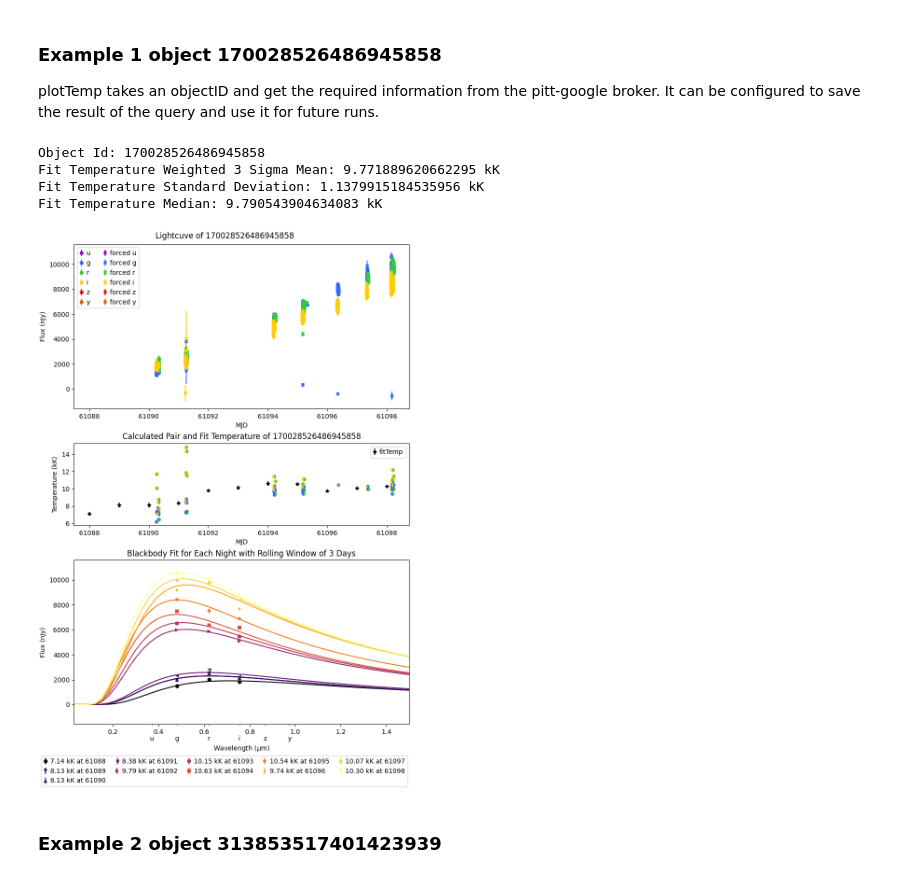
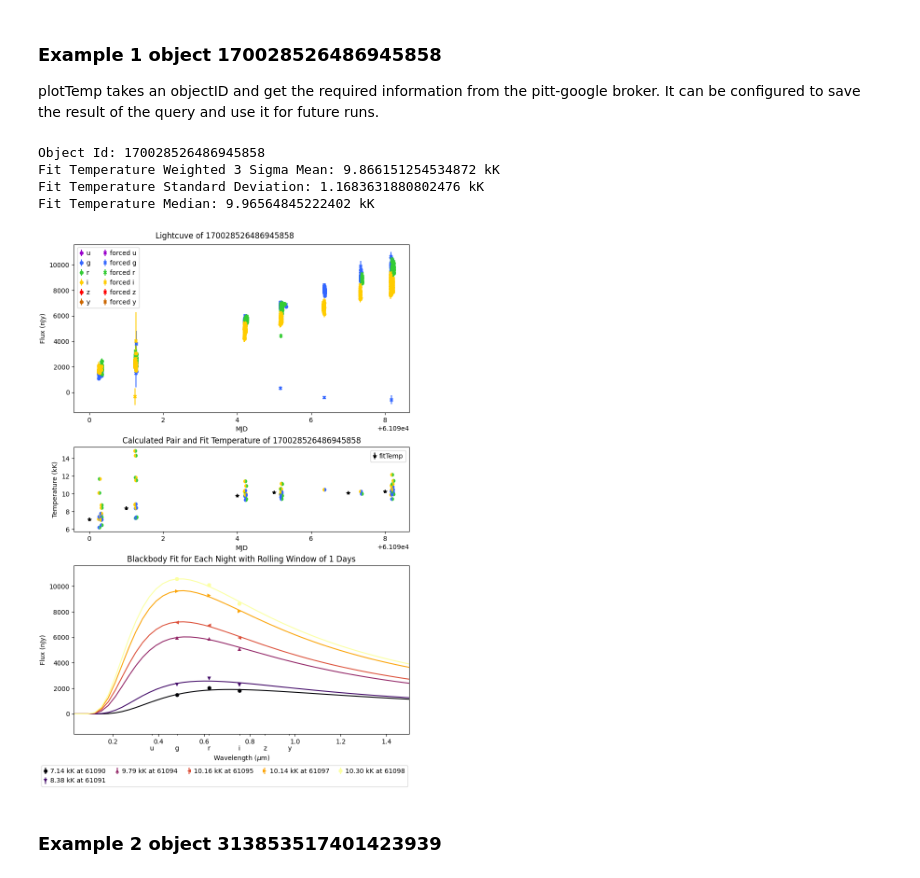
Before and after one commit to mwvgroup/pittgoogle-user-demos, a Jupyter notebook: other-examples/temperature_analysis.ipynb, the cells around one changed output. Drawn from its saved outputs; the diff is of its cells as text; code cells hidden in the pictures.

```diff
--- a/other-examples/temperature_analysis.ipynb
+++ b/other-examples/temperature_analysis.ipynb
@@ -405,9 +406,17 @@ def calculatePairTemp(objList, ebv):
 plotTemp plots the light curve of a given object in addition to the calculated pair temperature for each pair of filters and the fitted temperature for each night with observations in different bands.
 # %%
 def plotTemp(diaObjectId, save=False, update=True, window=3):
-    file_path = Path(f'example-objects/object{diaObjectId}.pkl')
-    # if it exists and we dont want to update use cashed object list
-    if file_path.is_file() and not update:
+    try:
+        file_path = Path(f'{os.getenv('OBJECT_CACHE_DIR')}example-objects/object{diaObjectId}.pkl')
+    except:
+        if (not update) or save:
+            raise
+        else:
+            # ignore the error if we are not using the file path
+            pass
+
+    # if it exists and we dont want to update use cashed object list load a saved file
+    if (not update) and file_path.is_file():
         with open(file_path, 'rb') as inf:
             objList = pickle.load(inf)
     else:
@@ -518,13 +527,13 @@ def plotTemp(diaObjectId, save=False, update=True, window=3):
 plotTemp takes an objectID and get the required information from the pitt-google broker. It can be configured to save the result of the query and use it for future runs.
 # %%
 diaObjectId = 170028526486945858
-plotTemp(diaObjectId, save=True, update=False, window=3)
+plotTemp(diaObjectId, save=True, update=False, window=1)
 # %% [output]
 Object Id: 170028526486945858
-Fit Temperature Weighted 3 Sigma Mean: 9.771889620662295 kK
-Fit Temperature Standard Deviation: 1.1379915184535956 kK
-Fit Temperature Median: 9.790543904634083 kK
+Fit Temperature Weighted 3 Sigma Mean: 9.866151254534872 kK
+Fit Temperature Standard Deviation: 1.1683631880802476 kK
+Fit Temperature Median: 9.96564845222402 kK
-[figure, old version]
+[figure, new version]
 # %% [markdown]
 ### Example 2 object 313853517401423939
 # %%
```
Also changed, not shown: parts of 5 cells of this notebook, 6 other files.
